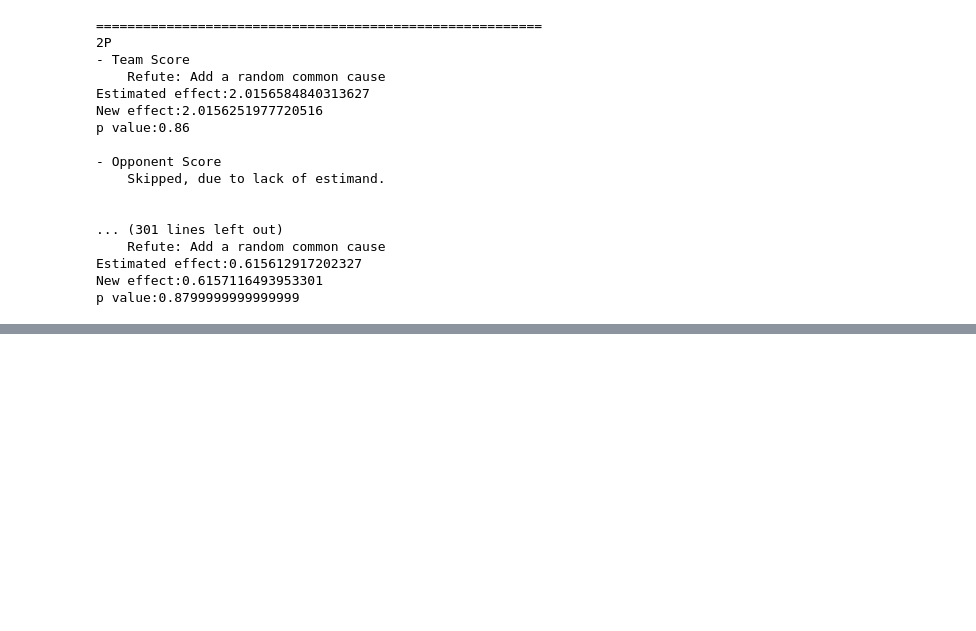
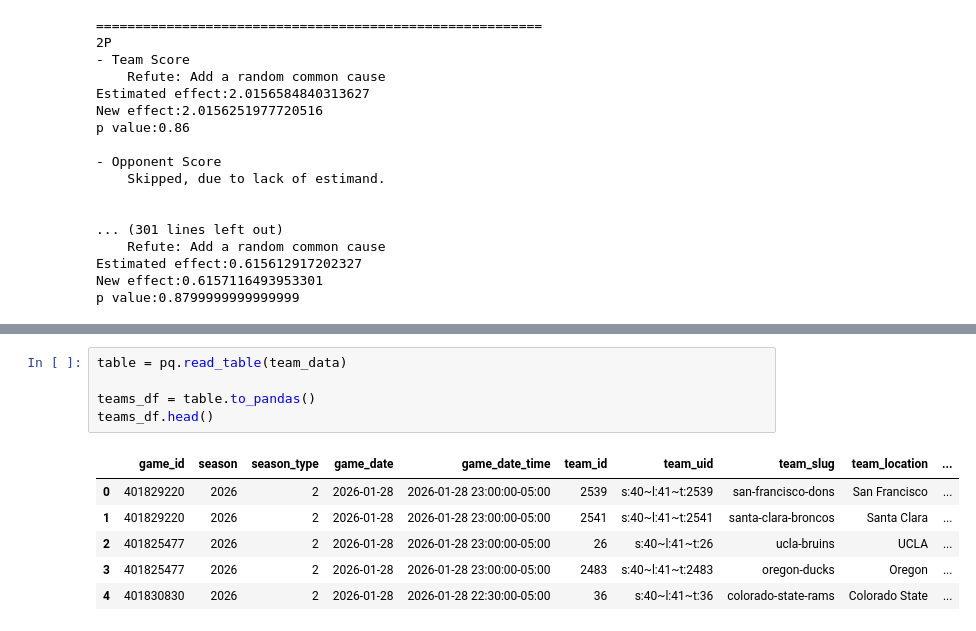
Before and after one commit to AnthonyGallante/KingfisherCourt, a Jupyter notebook: Discovery.ipynb, the cells around one changed output, grey strips where cells are left out. Cells and saved outputs as stored; diff of their text form; blank space fills up the shorter version.

```diff
--- a/Discovery.ipynb
+++ b/Discovery.ipynb
@@ -216,0 +237,12 @@ p value:0.8799999999999999
+# %%
+table = pq.read_table(team_data)
+
+teams_df = table.to_pandas()
+teams_df.head()
+# %% [output]
+|  | game_id | season | season_type | game_date | game_date_time | team_id | team_uid | team_slug | team_location | ... |
+| 0 | 401829220 | 2026 | 2 | 2026-01-28 | 2026-01-28 23:00:00-05:00 | 2539 | s:40~l:41~t:2539 | san-francisco-dons | San Francisco | ... |
+| 1 | 401829220 | 2026 | 2 | 2026-01-28 | 2026-01-28 23:00:00-05:00 | 2541 | s:40~l:41~t:2541 | santa-clara-broncos | Santa Clara | ... |
+| 2 | 401825477 | 2026 | 2 | 2026-01-28 | 2026-01-28 23:00:00-05:00 | 26 | s:40~l:41~t:26 | ucla-bruins | UCLA | ... |
+| 3 | 401825477 | 2026 | 2 | 2026-01-28 | 2026-01-28 23:00:00-05:00 | 2483 | s:40~l:41~t:2483 | oregon-ducks | Oregon | ... |
+| 4 | 401830830 | 2026 | 2 | 2026-01-28 | 2026-01-28 22:30:00-05:00 | 36 | s:40~l:41~t:36 | colorado-state-rams | Colorado State | ... |
```
Also changed, not shown: parts of 11 cells of this notebook, 10 other files.
